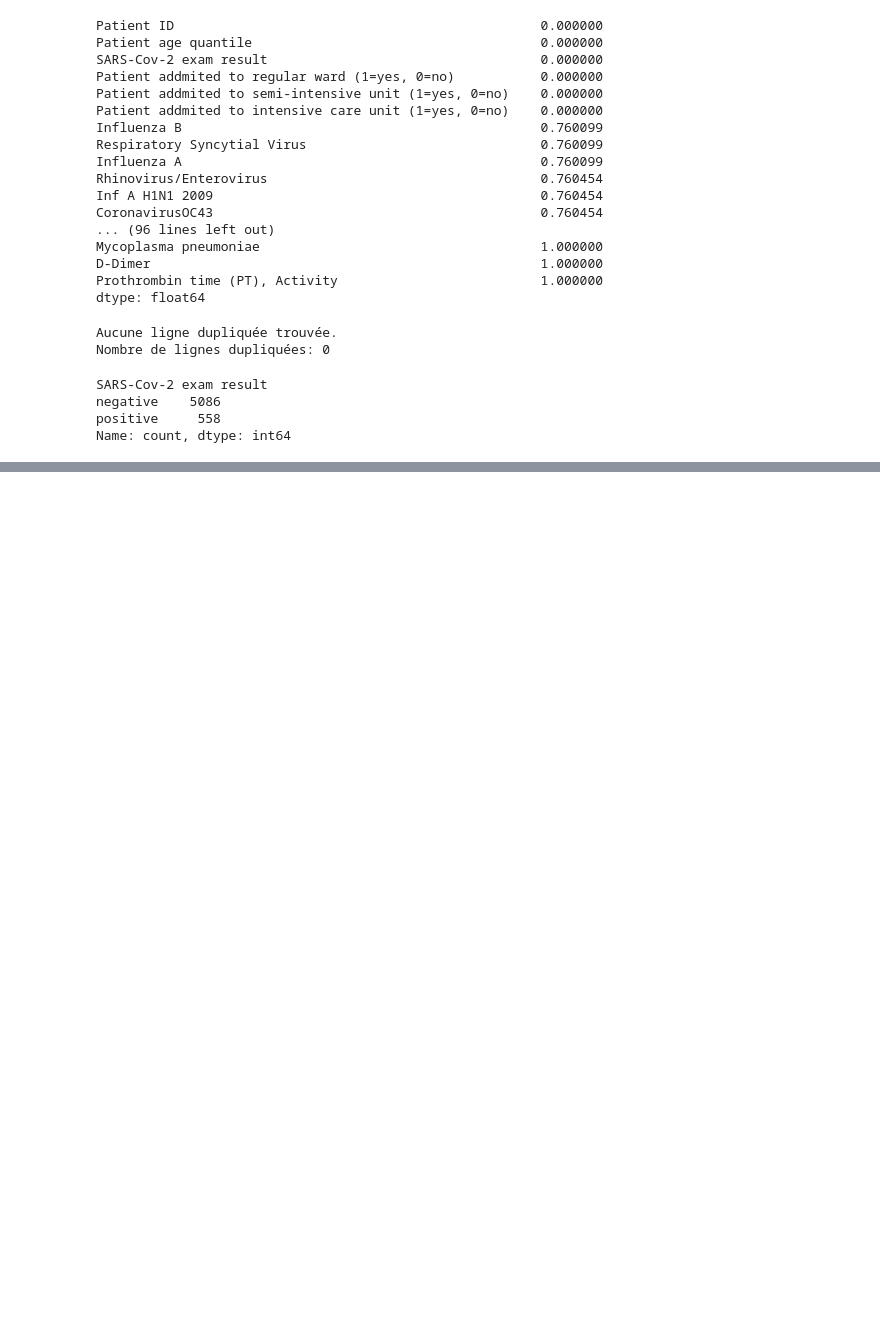
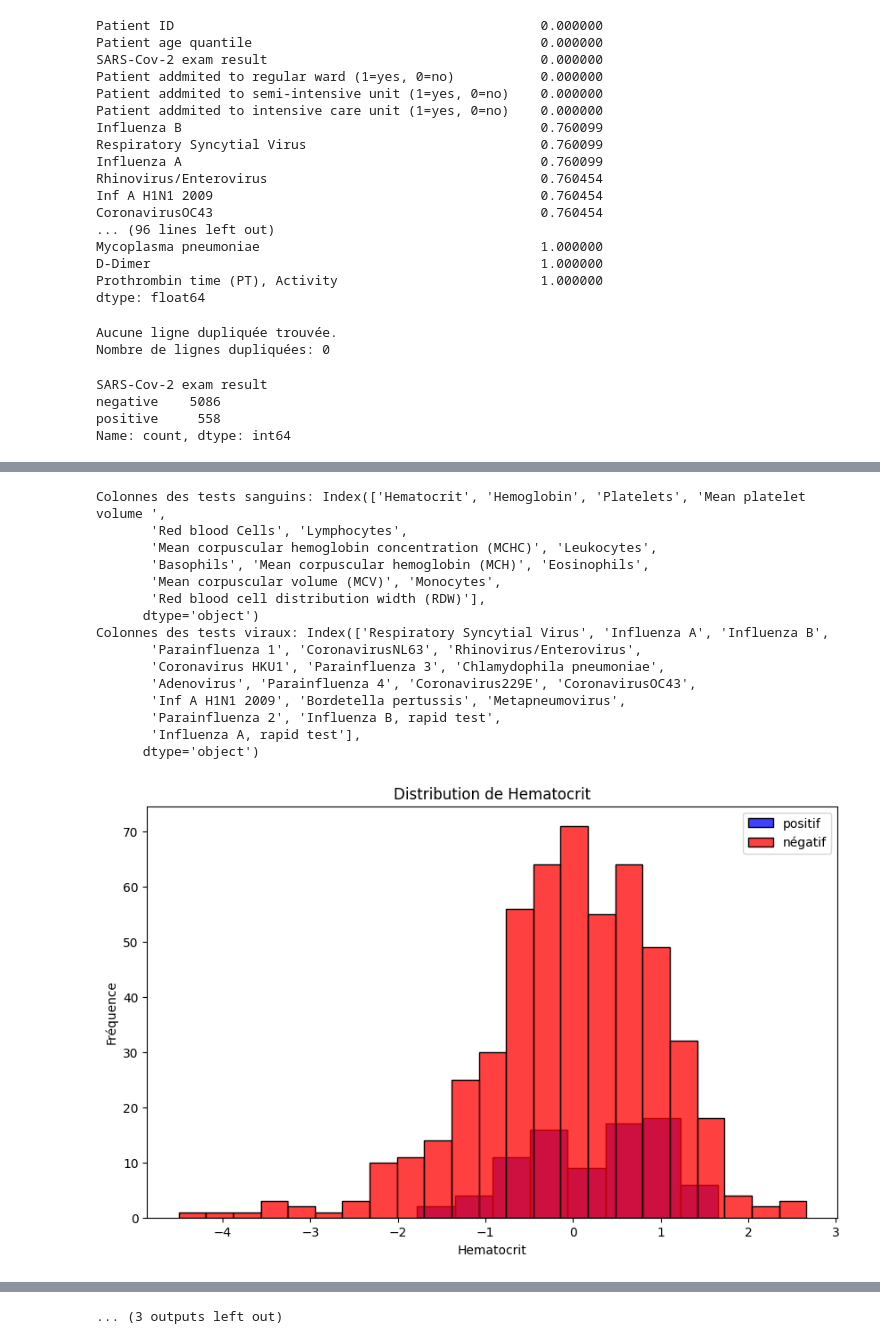
Before and after one commit to sabina-sabi/Covid19Data, a Jupyter notebook: Covid19Data.ipynb, the cells around one changed output, grey strips where cells are left out. Saved outputs shown, nothing was run; the diff lists cells and outputs as text; code cells hidden in the pictures; blank space fills up the shorter version.

```diff
--- a/Covid19Data.ipynb
+++ b/Covid19Data.ipynb
@@ -135,0 +164,46 @@ https://gist.github.com/mwaskom/de44147ed2974457ad6372750bbe5751
+# %%
+import seaborn as sns
+import matplotlib.pyplot as plt
+
+# Séparer les cas positifs et négatifs
+cas_positifs = df[df['SARS-Cov-2 exam result'] == 'positive']
+cas_negatifs = df[df['SARS-Cov-2 exam result'] == 'negative']
+
+# Calculer le ratio des valeurs manquantes
+valeurs_manquantes = df.isna().sum() / df.shape[0]
+
+# Identifier les colonnes pour les tests sanguins et les tests viraux en fonction des valeurs manquantes
+tests_sangin = df.columns[(valeurs_manquantes < 0.9) & (valeurs_manquantes > 0.88)]
+tests_virus = df.columns[(valeurs_manquantes < 0.88) & (valeurs_manquantes > 0.75)]
+
+# Afficher les colonnes identifiées pour vérification
+print("Colonnes des tests sanguins:", tests_sangin)
+print("Colonnes des tests viraux:", tests_virus)
+
+# Tracer les distributions
+for col in tests_sangin:
+    plt.figure(figsize=(10, 6))  # Créer une nouvelle figure pour chaque plot
+    sns.histplot(cas_positifs[col], label='positif', kde=True, color='blue')
+    sns.histplot(cas_negatifs[col], label='négatif', kde=True, color='red')
+    plt.legend()
+    plt.title(f'Distribution de {col}')
+    plt.xlabel(col)
+    plt.ylabel('Fréquence')
+    plt.show()
+# %% [output]
+Colonnes des tests sanguins: Index(['Hematocrit', 'Hemoglobin', 'Platelets', 'Mean platelet volume ',
+       'Red blood Cells', 'Lymphocytes',
+       'Mean corpuscular hemoglobin concentration (MCHC)', 'Leukocytes',
+       'Basophils', 'Mean corpuscular hemoglobin (MCH)', 'Eosinophils',
+       'Mean corpuscular volume (MCV)', 'Monocytes',
+       'Red blood cell distribution width (RDW)'],
+      dtype='object')
+Colonnes des tests viraux: Index(['Respiratory Syncytial Virus', 'Influenza A', 'Influenza B',
+       'Parainfluenza 1', 'CoronavirusNL63', 'Rhinovirus/Enterovirus',
+       'Coronavirus HKU1', 'Parainfluenza 3', 'Chlamydophila pneumoniae',
+       'Adenovirus', 'Parainfluenza 4', 'Coronavirus229E', 'CoronavirusOC43',
+       'Inf A H1N1 2009', 'Bordetella pertussis', 'Metapneumovirus',
+       'Parainfluenza 2', 'Influenza B, rapid test',
+       'Influenza A, rapid test'],
+      dtype='object')
+[figure, added]
@@ -135,0 +220 @@ https://gist.github.com/mwaskom/de44147ed2974457ad6372750bbe5751
+... (3 outputs left out)
```
Also changed, not shown: parts of 6 cells of this notebook.
